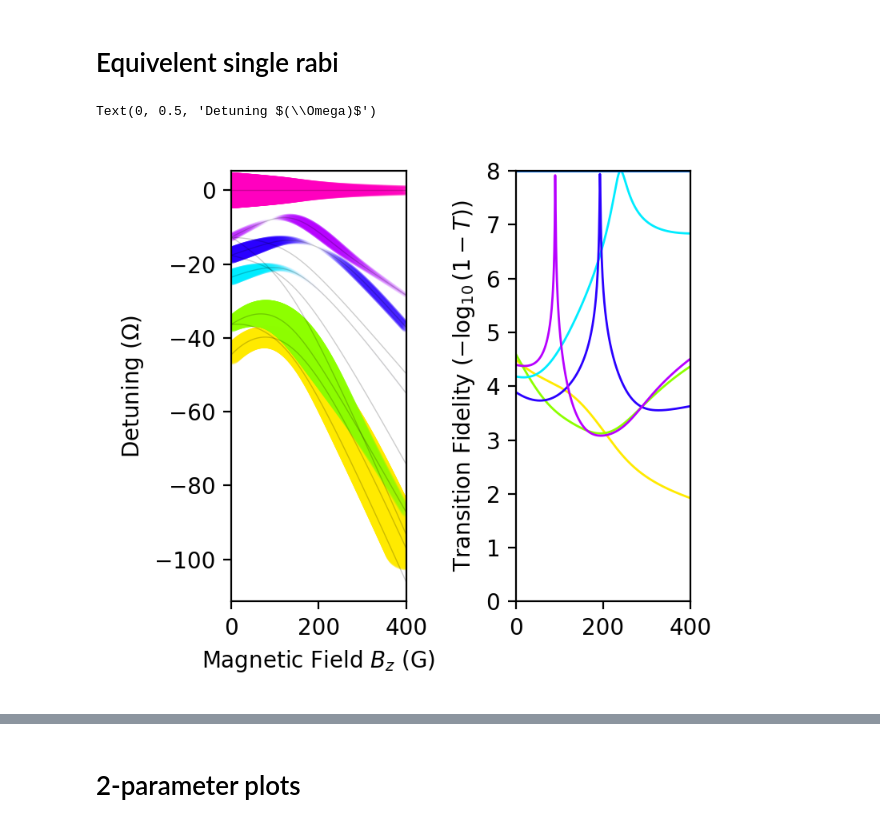
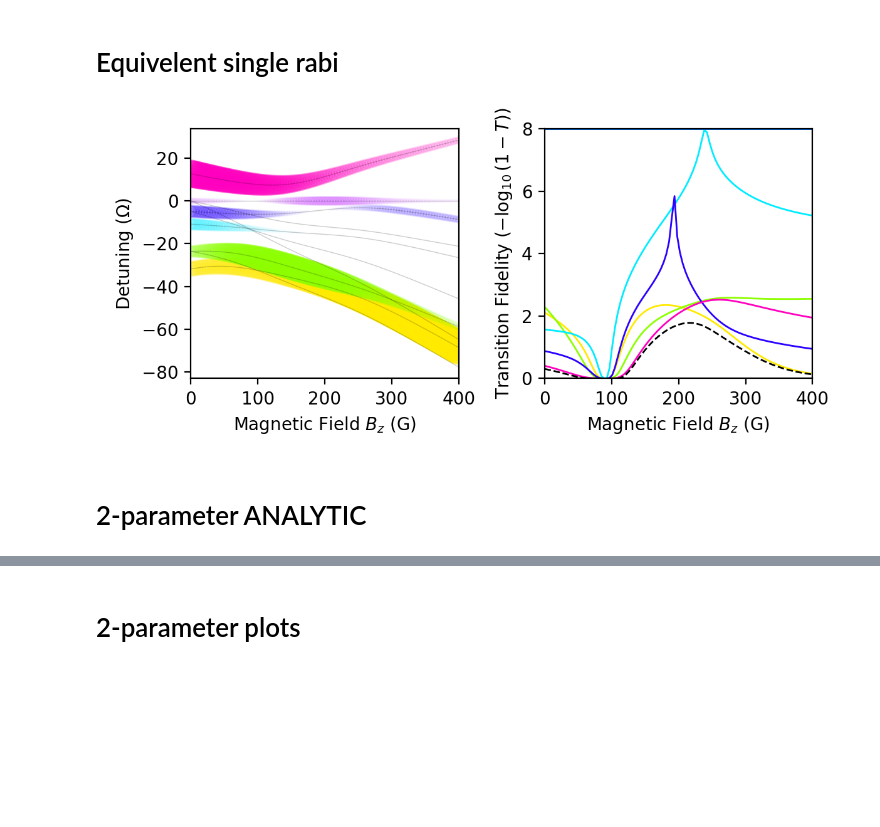
Before and after one commit to tomhepz/MolecularEnergyLevels, a Jupyter notebook: notebooks/diatom-zeeman.ipynb, the cells around one changed output, grey strips where cells are left out. Saved outputs shown, nothing was run; the diff lists cells and outputs as text; code cells hidden in the pictures; blank space fills up the shorter version.

Commit message:
added analytic fidelity counterpart

```diff
--- a/notebooks/diatom-zeeman.ipynb
+++ b/notebooks/diatom-zeeman.ipynb
@@ -45,7 +45,7 @@ E = 0 #V/m
 GAUSS = 1e4 # T
 B_MIN = 0.01 / GAUSS # T
 B_MAX = 400 / GAUSS # T
-B_STEPS = 400
+B_STEPS = 100
 
 B, B_STEP_SIZE = np.linspace(B_MIN, B_MAX, B_STEPS, retstep=True) #T
 
@@ -387,7 +378,7 @@ DETUNING = 0
 PULSE_TIME = 100e-6 # s
 T_STEPS = 10000
 initial_state_label = (0,5,0)
-intended_state_label = (1,4,5)
+intended_state_label = (1,4,4)
 POLARISATION=initial_state_label[1]-intended_state_label[1]
 
 initial_state_considered_index = CONSIDERED_STATE_LABELS.index(initial_state_label)
@@ -444,7 +435,7 @@ Wall time: 18.3 s
 gs_kw = dict(width_ratios=[1, 1, 1], height_ratios=[1, 1])
 fig, axd = plt.subplot_mosaic([['upper left','upper middle' ,'right'],
                                ['lower left','lower middle' ,'right']],
-                              gridspec_kw=gs_kw, figsize=(10, 7), dpi=80, layout="constrained"
+                              gridspec_kw=gs_kw, figsize=(6, 4), layout="constrained"
                               )
 ax_max_trans = axd["upper left"]
 ax_rabi_osc = axd["lower left"]
@@ -521,7 +512,7 @@ ax_down_zeeman.set_xlim(0, B_MAX * GAUSS)
 ax_up_zeeman.set_ylim(UPPER_LIMS)
 ax_down_zeeman.set_ylim(LOWER_LIMS)
 ax_up_zeeman.set_ylabel(" ")
-fig.text(0.35, 0.5, 'Energy/$h$ (MHz)', ha='left',va='center', rotation='vertical')
+fig.text(0.33, 0.5, 'Energy/$h$ (MHz)', ha='left',va='center', rotation='vertical')
 ax_down_zeeman.set_xlabel("Magnetic Field $B_z$ (G)")
 ax_up_zeeman.yaxis.set_major_locator(plt.MultipleLocator(0.5))
 ax_up_zeeman.yaxis.set_minor_locator(plt.MultipleLocator(0.25))
@@ -557,4 +548,5 @@ ax_detuning.set_ylabel("Detuning $(\Omega)$")
 #anim = controls.save_animation("bsliding{}-{}-{}.mp4".format(*intended_state_label), fig, "bi", interval=100)
 
 #fig.show()
+fig.savefig('../images/bad-numeric.pdf')
 # %% [output]
@@ -564,32 +557,42 @@ Text(0, 0.5, 'Detuning $(\\Omega)$')
 # %% [markdown]
 # Equivelent single rabi
 # %%
-fig,(ax,axr) = plt.subplots(1,2)
+fig,(ax,axr) = plt.subplots(1,2,figsize=(6,2.8))
 i=0
+averages = []
 for sub_index, real_index in enumerate(ACCESSIBLE_STATE_POSITIONS):
     sub_index += 1
     absg=np.abs(couplings[:, initial_state_considered_index, sub_index])
     g = np.abs(couplings[:, initial_state_considered_index, sub_index]/couplings[:, initial_state_considered_index, intended_state_considered_index])
     this_colour = STATE_CMAP[sub_index]
     # Detuning plot levels
     k = ((ENERGIES[:, real_index] - ENERGIES[:, intended_state_real_index]) / scipy.constants.h) / (1/PULSE_TIME)
     ax.plot(B * GAUSS, k, color='k', alpha=0.2, linewidth=0.5, zorder=3)
     ax.scatter(B * GAUSS, k, color=this_colour, edgecolors=None, alpha=absg, s=absg ** 1.8 * 1000, zorder=2)
     average = ((1 + g**2)**2 + 8*(-1 + 2*g**2)*k**2 + 16*k**4) / ((1 + g**2)**3 + (-8 + 20*g**2 + g**4)*k**2 + 16*k**4)
     if sub_index == intended_state_considered_index:
         continue
+    averages.append(average)
     axr.plot(B * GAUSS, -np.log10(1-average+1e-8), color=this_colour, alpha=1, linewidth=1)
+
+averages = np.array(averages)
+minimum_transfer = np.prod(averages,0)
+axr.plot(B * GAUSS, -np.log10(1-minimum_transfer+1e-8), color='black', alpha=1, linewidth=1, linestyle='dashed')
 
 #axr.set_ylim(0,1.1)
 #ax2 = axr.twinx()
 axr.set_ylim(0,8)
 axr.set_ylabel("Transition Fidelity $(-\log_{10}(1-T))$")
+axr.set_xlabel("Magnetic Field $B_z$ (G)")
 #ax2.set_yticks(np.linspace(0,8,9),100*(1-np.logspace(0,-8,9)))
 
 ax.set_xlim(0, B_MAX * GAUSS)
 axr.set_xlim(0, B_MAX * GAUSS)
 ax.set_xlabel("Magnetic Field $B_z$ (G)")
 ax.set_ylabel("Detuning $(\Omega)$")
+
+fig.savefig('../images/bad-transfer-fidelities.pdf')
 # %% [output]
-Text(0, 0.5, 'Detuning $(\\Omega)$')
-[figure, old version]
+[figure, new version]
+# %% [markdown]
+# 2-parameter ANALYTIC
```
Also changed, not shown: parts of 13 cells of this notebook, 6 other files.
